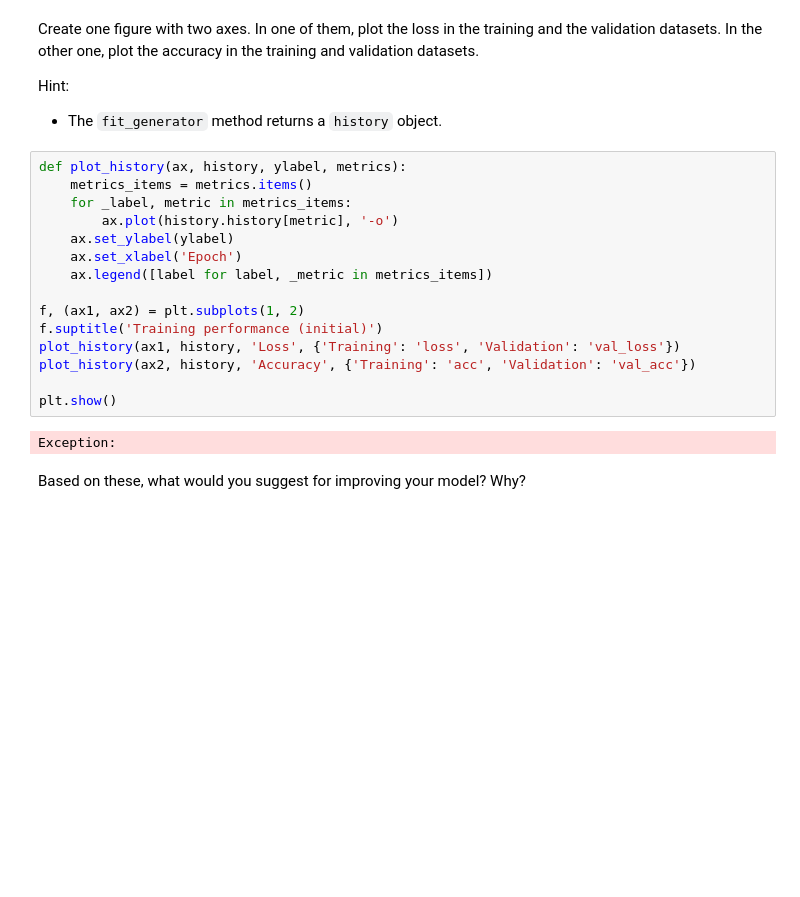
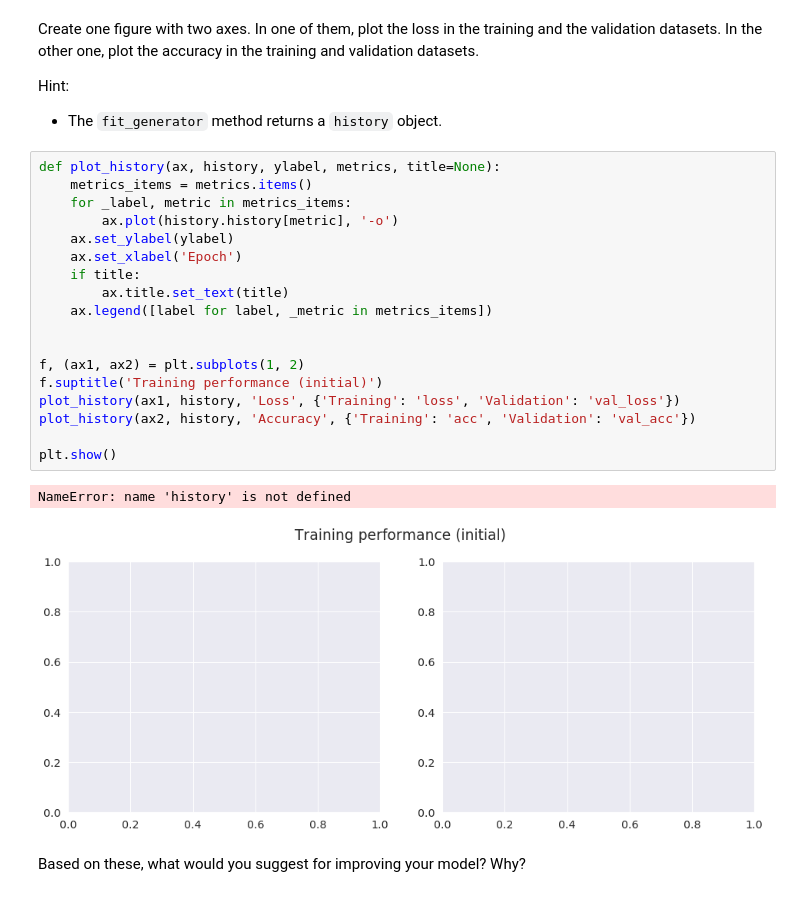
Before and after one commit to earlfernando/deeplearning-HA1, a Jupyter notebook: HA1.ipynb, the cells around one changed output. Cells and saved outputs as stored; diff of their text form; blank space fills up the shorter version.

```diff
--- a/HA1.ipynb
+++ b/HA1.ipynb
@@ -244,22 +244,26 @@ Create one figure with two axes. In one of them, plot the loss in the training a
 Hint:
 - The `fit_generator` method returns a `history` object.
 # %%
-def plot_history(ax, history, ylabel, metrics):
+def plot_history(ax, history, ylabel, metrics, title=None):
     metrics_items = metrics.items()
     for _label, metric in metrics_items:
         ax.plot(history.history[metric], '-o')
     ax.set_ylabel(ylabel)
     ax.set_xlabel('Epoch')
+    if title:
+        ax.title.set_text(title)
     ax.legend([label for label, _metric in metrics_items])
+
 
 f, (ax1, ax2) = plt.subplots(1, 2)
 f.suptitle('Training performance (initial)')
 plot_history(ax1, history, 'Loss', {'Training': 'loss', 'Validation': 'val_loss'})
 plot_history(ax2, history, 'Accuracy', {'Training': 'acc', 'Validation': 'val_acc'})
 
 plt.show()
 # %% [output]
-Exception:
+NameError: name 'history' is not defined
+[figure, added]
 # %% [markdown]
 Based on these, what would you suggest for improving your model? Why?
 # %% [markdown]
```
Also changed, not shown: parts of 16 cells of this notebook.
